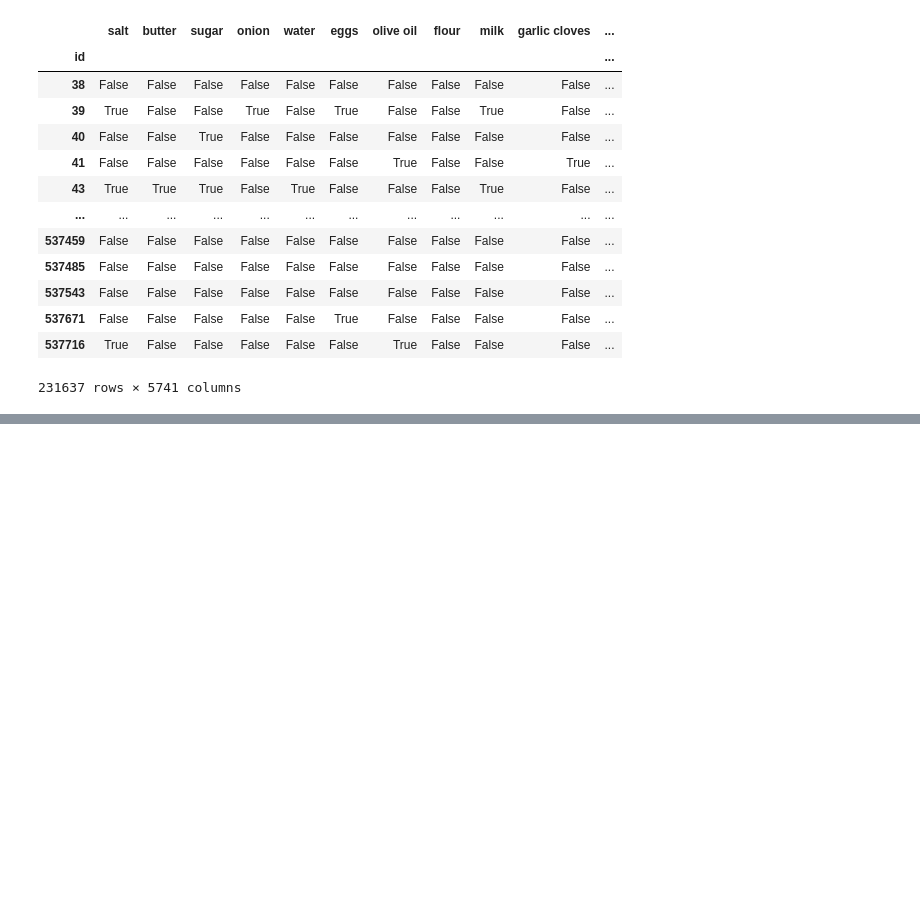
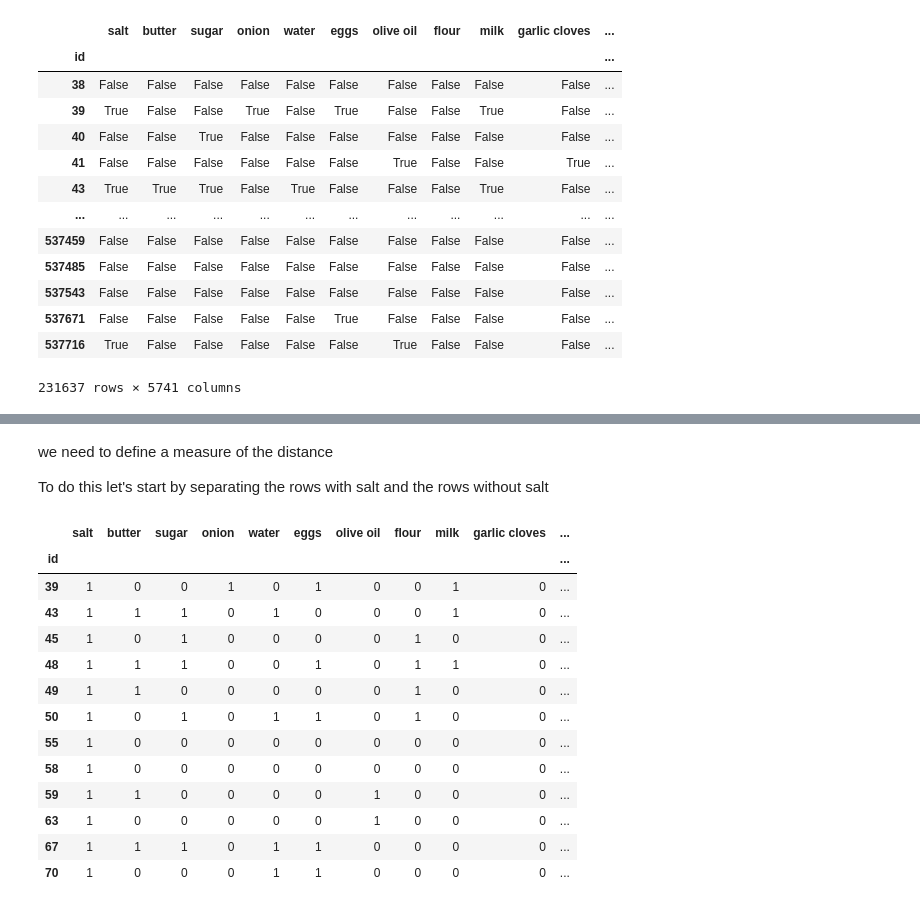
Before and after one commit to lorenzomad/foodMapping, a Jupyter notebook: foodMap.ipynb, the cells around one changed output, grey strips where cells are left out. Drawn from its saved outputs; the diff is of its cells as text; code cells hidden in the pictures; blank space fills up the shorter version.

```diff
--- a/foodMap.ipynb
+++ b/foodMap.ipynb
@@ -176,0 +205,23 @@ recipes_bool
+# %% [markdown]
+we need to define a measure of the distance
+
+To do this let's start by separating the rows with salt and the rows without salt
+# %%
+salted_rows = short_bool[short_bool["salt"] == 1]
+unsalted_rows = short_bool[short_bool["salt"] == 0]
+salted_rows
+# %% [output]
+|  | salt | butter | sugar | onion | water | eggs | olive oil | flour | milk | garlic cloves | ... |
+| id |  |  |  |  |  |  |  |  |  |  | ... |
+| 39 | 1 | 0 | 0 | 1 | 0 | 1 | 0 | 0 | 1 | 0 | ... |
+| 43 | 1 | 1 | 1 | 0 | 1 | 0 | 0 | 0 | 1 | 0 | ... |
+| 45 | 1 | 0 | 1 | 0 | 0 | 0 | 0 | 1 | 0 | 0 | ... |
+| 48 | 1 | 1 | 1 | 0 | 0 | 1 | 0 | 1 | 1 | 0 | ... |
+| 49 | 1 | 1 | 0 | 0 | 0 | 0 | 0 | 1 | 0 | 0 | ... |
+| 50 | 1 | 0 | 1 | 0 | 1 | 1 | 0 | 1 | 0 | 0 | ... |
+| 55 | 1 | 0 | 0 | 0 | 0 | 0 | 0 | 0 | 0 | 0 | ... |
+| 58 | 1 | 0 | 0 | 0 | 0 | 0 | 0 | 0 | 0 | 0 | ... |
+| 59 | 1 | 1 | 0 | 0 | 0 | 0 | 1 | 0 | 0 | 0 | ... |
+| 63 | 1 | 0 | 0 | 0 | 0 | 0 | 1 | 0 | 0 | 0 | ... |
+| 67 | 1 | 1 | 1 | 0 | 1 | 1 | 0 | 0 | 0 | 0 | ... |
+| 70 | 1 | 0 | 0 | 0 | 1 | 1 | 0 | 0 | 0 | 0 | ... |
```
Also changed, not shown: parts of 16 cells of this notebook.
